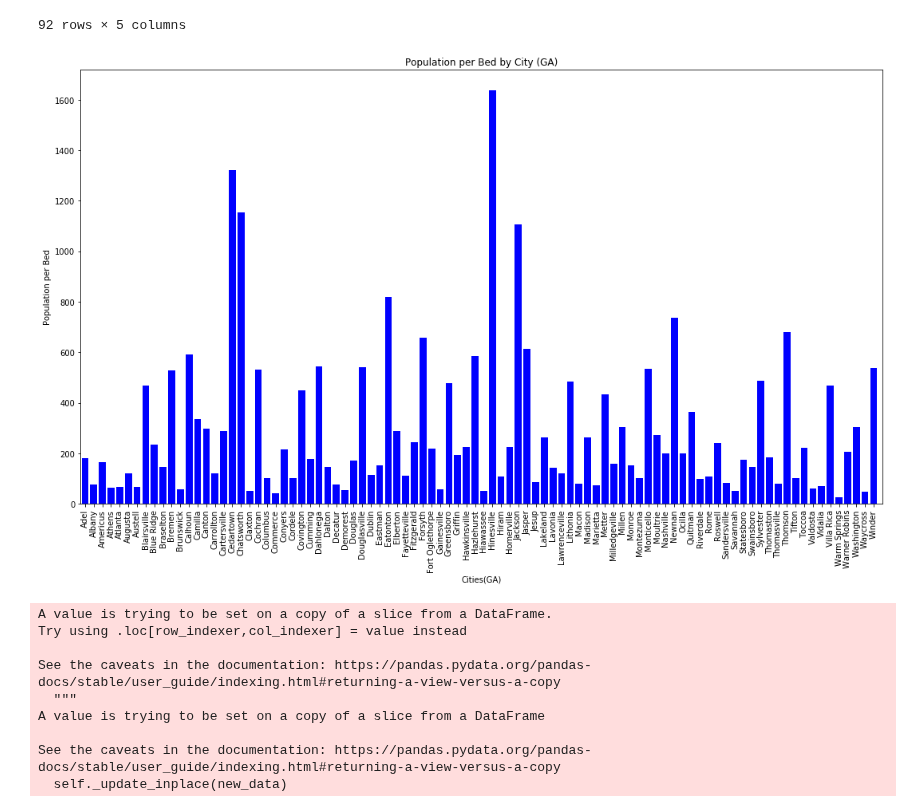
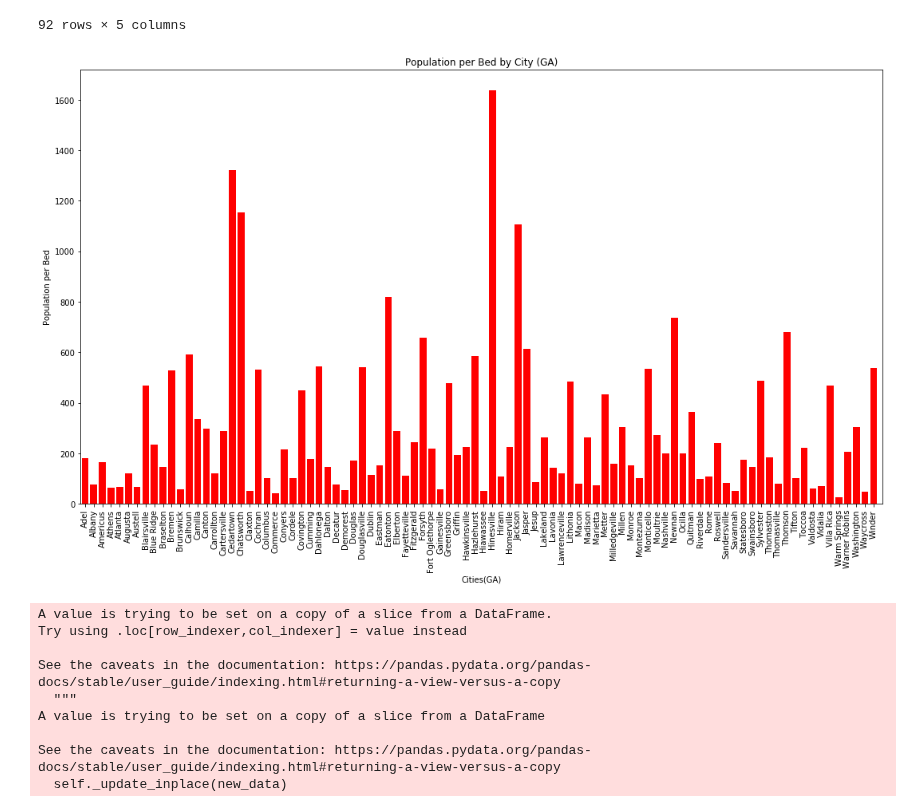
Before and after one commit to jtilenis/Data_Scavengers, a Jupyter notebook: bar_charts.ipynb, the cells around one changed output. Drawn from its saved outputs; the diff is of its cells as text; code cells hidden in the pictures.

Commit message:
bar chart v3

```diff
--- a/bar_charts.ipynb
+++ b/bar_charts.ipynb
@@ -207,18 +207,18 @@ See the caveats in the documentation: https://pandas.pydata.org/pandas-docs/stab
 # %%
 
 plt.figure(figsize=(18,10))
-plt.bar(hospital_sum_city['City'],hospital_sum_city["Population per Bed"], color="blue")
+plt.bar(hospital_sum_city['City'],hospital_sum_city["Population per Bed"], color="red")
 plt.xticks(hospital_sum_city['City'], rotation='vertical')
 plt.title('Population per Bed by City (GA)')
 plt.xlabel('Cities(GA)')
 plt.ylabel('Population per Bed')
 plt.xlim(-0.5,len(hospital_sum_city['City']))
 
 plt.savefig("Population_per_Bed_by_City.png")
 
 plt.show()
 # %% [output]
-[figure, old version]
+[figure, new version]
 # %%
 hospital_sum_county = hospital_sum_county.loc[(hospital_sum_county['Acute Care Beds'] > 0)]
 hospital_sum_county
```
Also changed, not shown: parts of 8 cells of this notebook, 1 other file.
